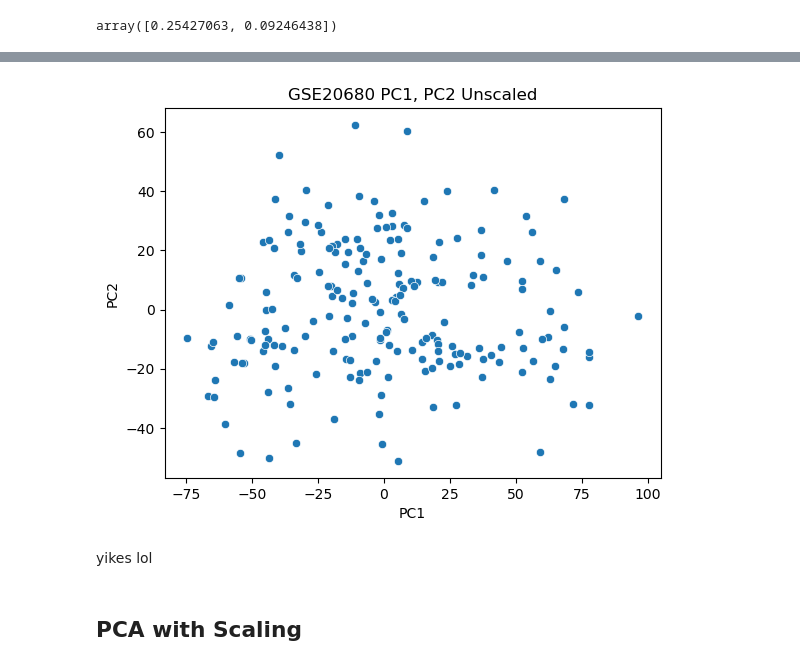
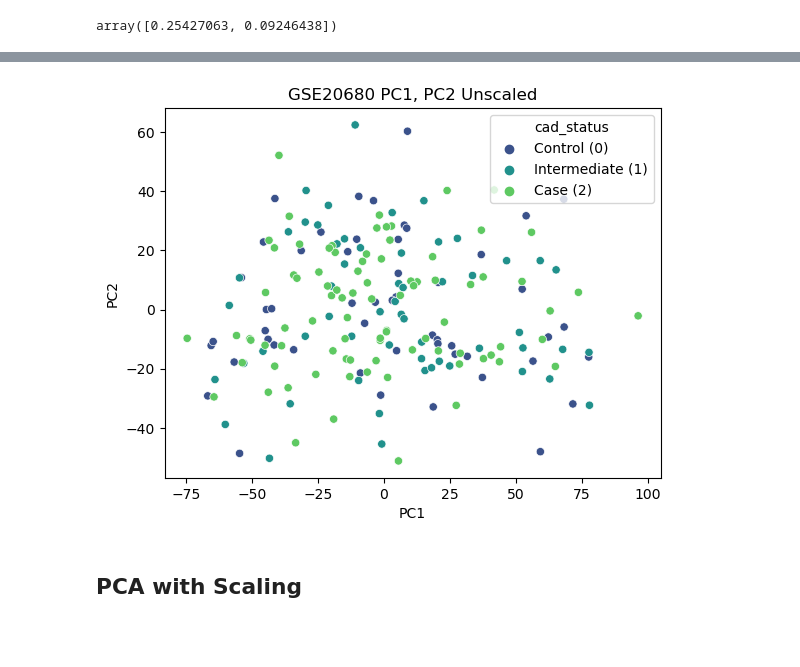
Before and after one commit to aszatrowski/BIOS26211_FinalProject, a Jupyter notebook: PCA1.ipynb, the cells around one changed output, grey strips where cells are left out. Saved outputs shown, nothing was run; the diff lists cells and outputs as text; code cells hidden in the pictures; blank space fills up the shorter version.

```diff
--- a/PCA1.ipynb
+++ b/PCA1.ipynb
@@ -43,3 +43,7 @@ gse_20680_unscaled_pca = pca.fit_transform(gse_20680_pcamatrix)
 pca.explained_variance_ratio_
 # %% [output]
 array([0.25427063, 0.09246438])
+# %%
+gse_20680_unscaled_pca = pd.DataFrame(gse_20680_unscaled_pca, columns = ['PC1', 'PC2'])
+gse_20680_projected = gse_20680_unscaled_pca.join(gse_20680['cad_status'])
+gse_20680_projected
@@ -46,13 +64,14 @@ array([0.25427063, 0.09246438])
 # %%
-sns.scatterplot(x = gse_20680_unscaled_pca[:,0], y = gse_20680_unscaled_pca[:,1])
+sns.scatterplot(x = gse_20680_projected['PC1'],
+                y = gse_20680_projected['PC2'],
+                hue=gse_20680_projected['cad_status'],
+                palette='viridis')
 plt.xlabel('PC1')
 plt.ylabel('PC2')
 plt.title("GSE20680 PC1, PC2 Unscaled")
 plt.show()
 # %% [output]
-[figure, old version]
+[figure, new version]
-# %% [markdown]
-yikes lol
 # %% [markdown]
 ## PCA with Scaling
 # %%
```
Also changed, not shown: parts of 4 cells of this notebook, 1 other file.
